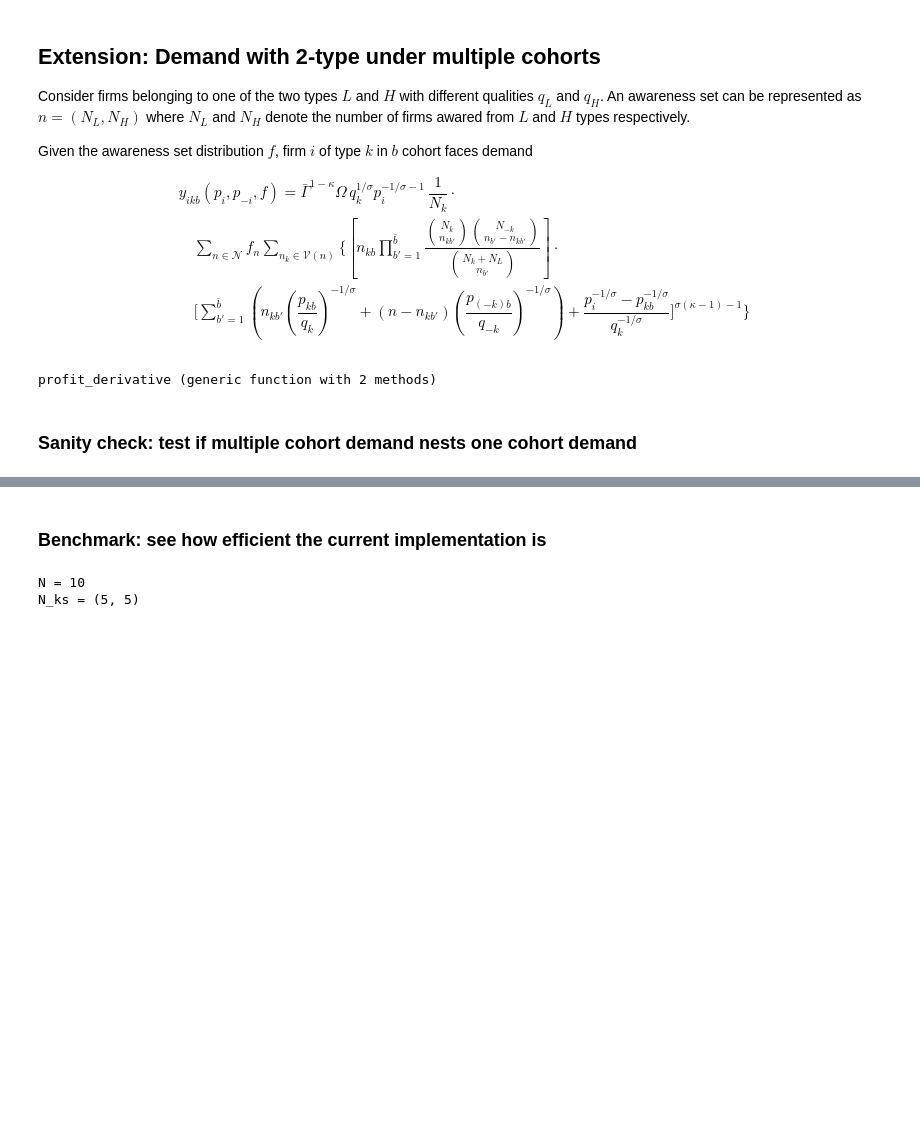
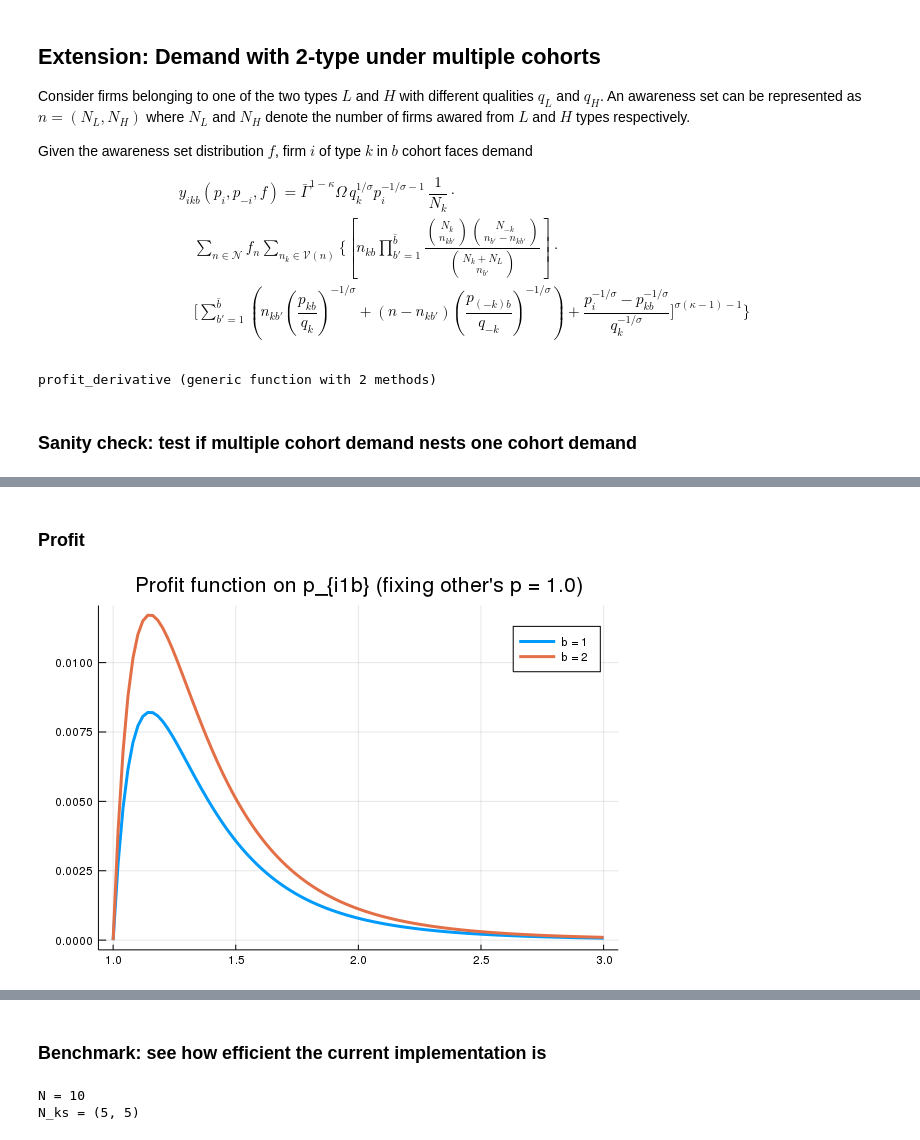
Before and after one commit to lnsongxf/Perla1.jl, a Jupyter notebook: demand-function-with-multiple-cohorts-two-type.ipynb, the cells around one changed output, grey strips where cells are left out. Cells and saved outputs as stored; diff of their text form; code cells hidden in the pictures; blank space fills up the shorter version.

```diff
--- a/demand-function-with-multiple-cohorts-two-type.ipynb
+++ b/demand-function-with-multiple-cohorts-two-type.ipynb
@@ -178,0 +205,8 @@ end
+# %% [markdown]
+### Profit
+# %%
+# plot the profit functions for k = 1
+plot(range(1.0,stop=3.0,length=100), (b -> (p_i -> profit(p_i, 1, b, p, f, params))).(1:b_bar),
+    label = string.("b = ",1:b_bar), lw = 3, title = "Profit function on p_{i1b} (fixing other's p = 1.0)")
+# %% [output]
+[figure, added]
```
Also changed, not shown: parts of 13 cells of this notebook.
